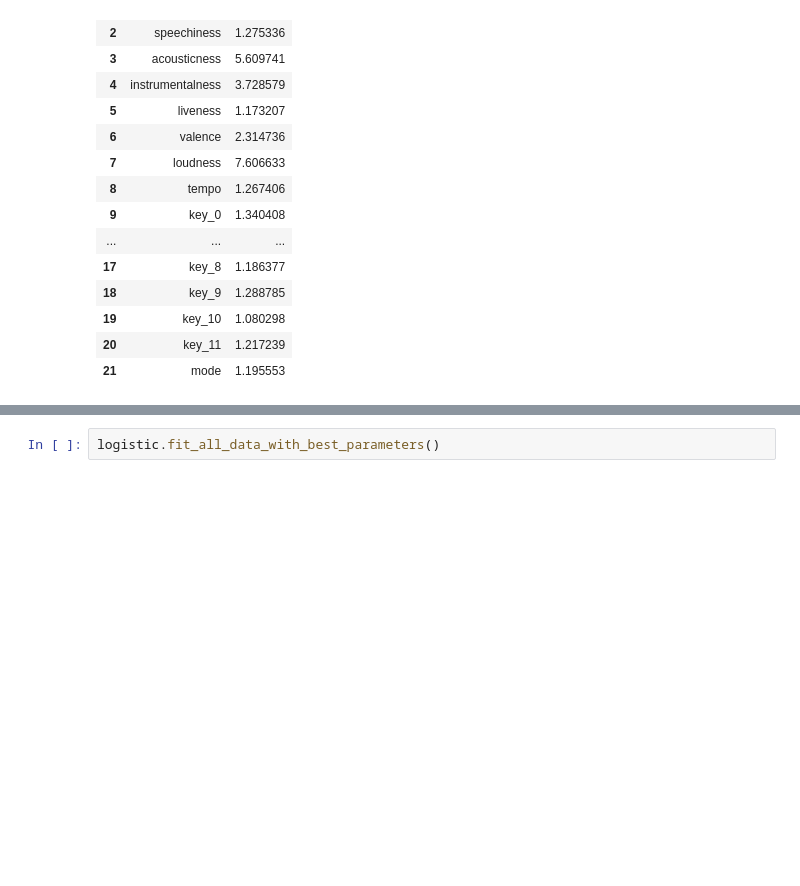
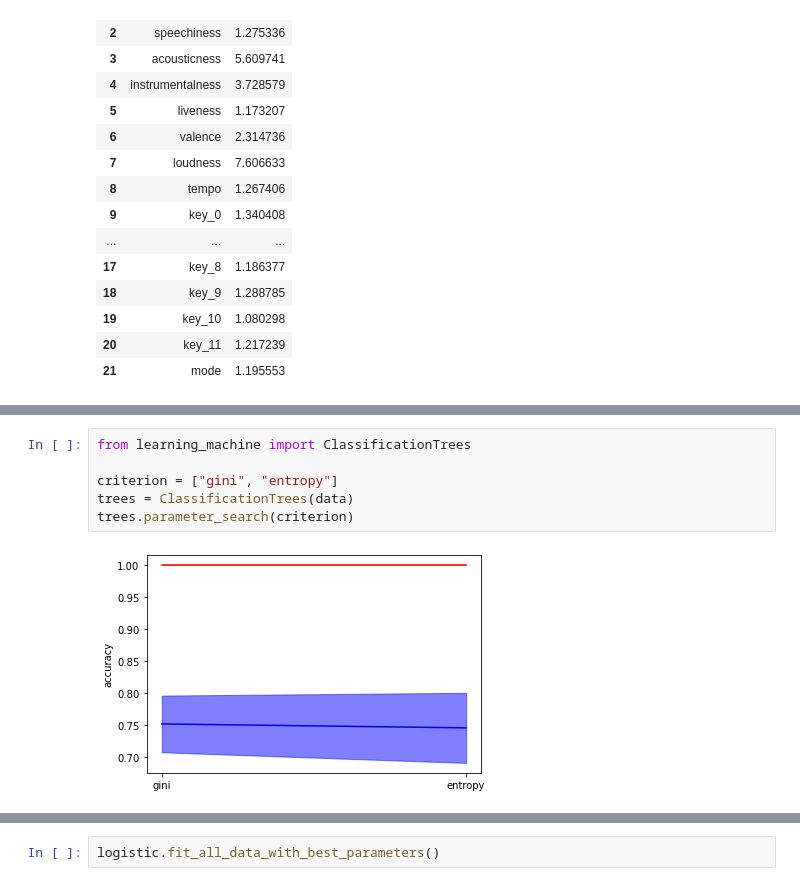
Before and after one commit to sergi-andreu/MMSL, a Jupyter notebook: Project.ipynb, the cells around one changed output, grey strips where cells are left out. Drawn from its saved outputs; the diff is of its cells as text; blank space fills up the shorter version.

```diff
--- a/Project.ipynb
+++ b/Project.ipynb
@@ -56,0 +75,8 @@ data.vif
+# %%
+from learning_machine import ClassificationTrees
+
+criterion = ["gini", "entropy"]
+trees = ClassificationTrees(data)
+trees.parameter_search(criterion)
+# %% [output]
+[figure, added]
```
Also changed, not shown: parts of 4 cells of this notebook, 1 other file.
